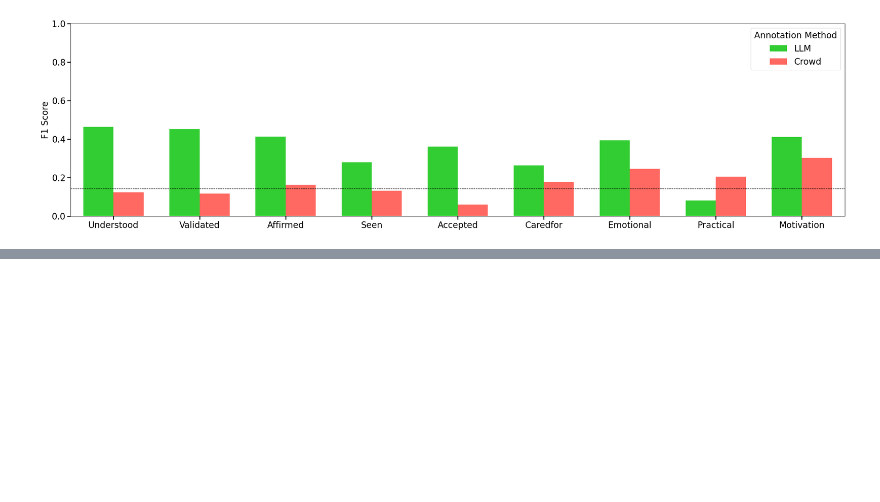
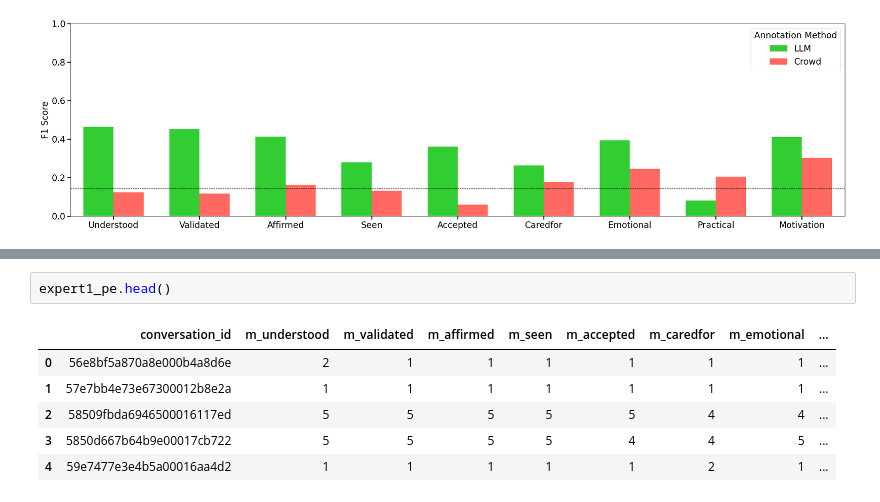
Before and after one commit to Fai-Poungpeth/evaluating-elements-of-empathic-communication, a Jupyter notebook: analysis.ipynb, the cells around one changed output, grey strips where cells are left out. Saved outputs shown, nothing was run; the diff lists cells and outputs as text; blank space fills up the shorter version.

Commit message:
added and fixed code for final replication analysis table

```diff
--- a/analysis.ipynb
+++ b/analysis.ipynb
@@ -1068,0 +1069,9 @@ Passing `palette` without assigning `hue` is deprecated and will be removed in v
+# %%
+expert1_pe.head()
+# %% [output]
+|  | conversation_id | m_understood | m_validated | m_affirmed | m_seen | m_accepted | m_caredfor | m_emotional | ... |
+| 0 | 56e8bf5a870a8e000b4a8d6e | 2 | 1 | 1 | 1 | 1 | 1 | 1 | ... |
+| 1 | 57e7bb4e73e67300012b8e2a | 1 | 1 | 1 | 1 | 1 | 1 | 1 | ... |
+| 2 | 58509fbda6946500016117ed | 5 | 5 | 5 | 5 | 5 | 4 | 4 | ... |
+| 3 | 5850d667b64b9e00017cb722 | 5 | 5 | 5 | 5 | 4 | 4 | 5 | ... |
+| 4 | 59e7477e3e4b5a00016aa4d2 | 1 | 1 | 1 | 1 | 1 | 2 | 1 | ... |
```
Also changed, not shown: parts of 4 cells of this notebook, 20 other files.
